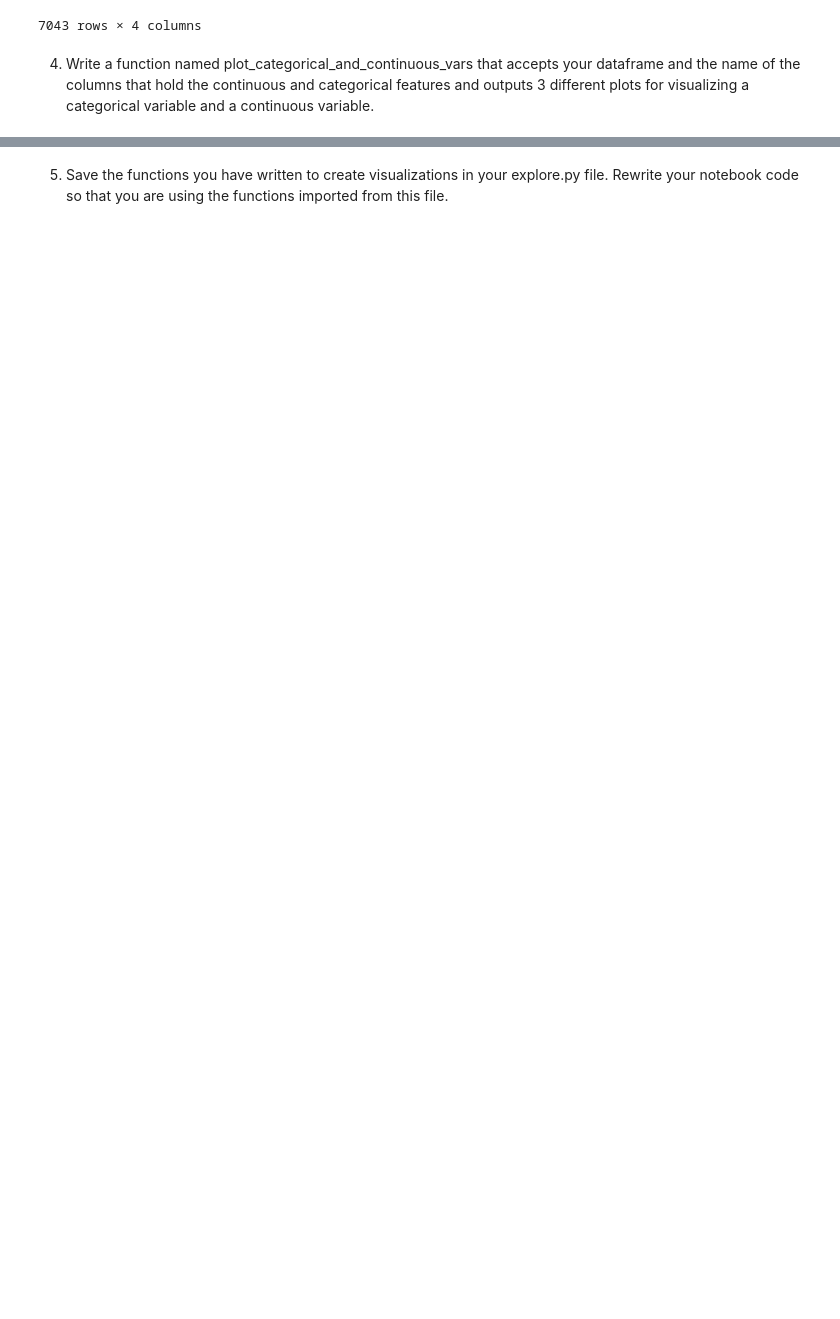
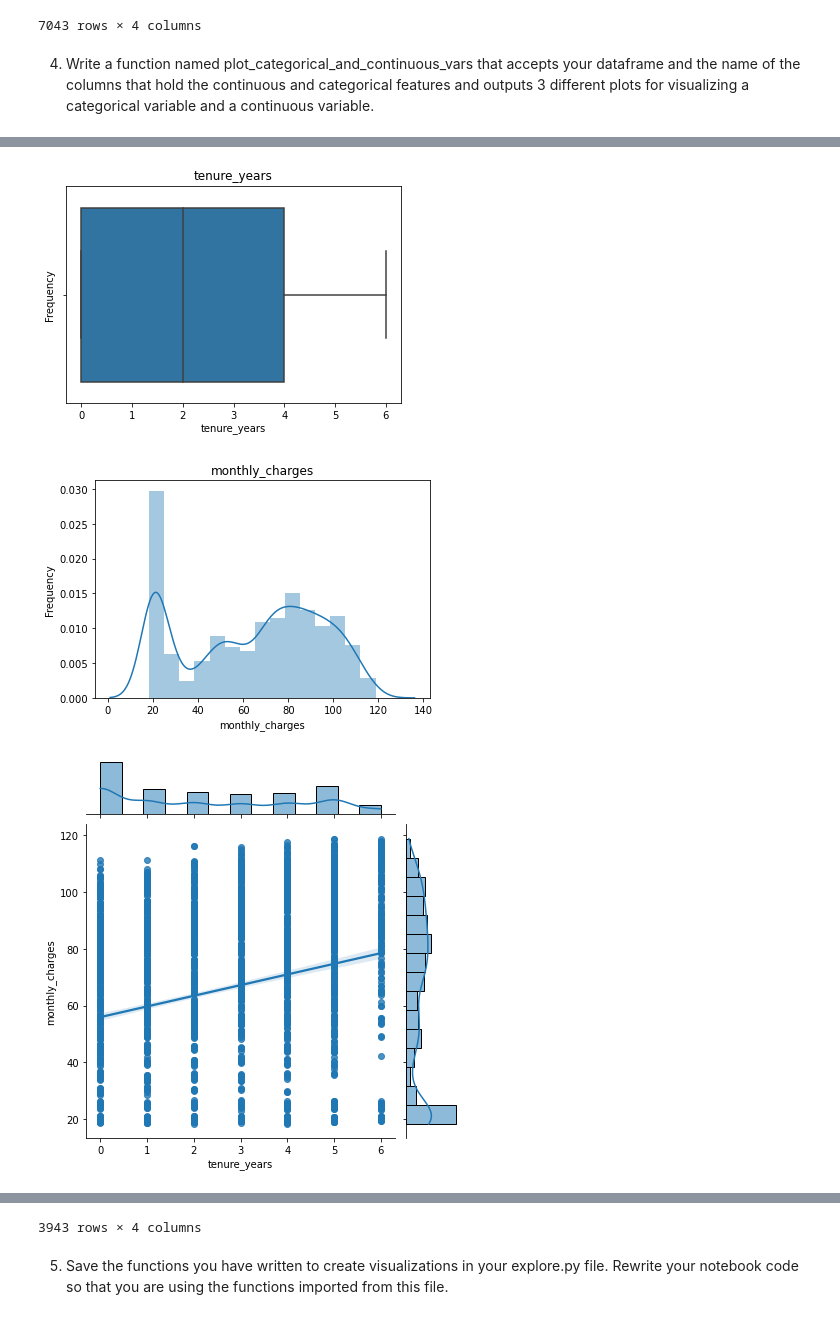
Before and after one commit to rachelrobbinsmayhill/regression-exercises, a Jupyter notebook: explore.ipynb, the cells around one changed output, grey strips where cells are left out. Drawn from its saved outputs; the diff is of its cells as text; code cells hidden in the pictures; blank space fills up the shorter version.

```diff
--- a/explore.ipynb
+++ b/explore.ipynb
@@ -300,0 +194,2 @@ sns.lmplot(data = df,
+# %%
+train, validate, test = train_validate_test_split(df, seed=123)
@@ -300,0 +214,6 @@ sns.lmplot(data = df,
+# %%
+explore.plot_categorical_and_continuous(train, 'tenure_years', 'monthly_charges')
+# %% [output]
+[figure, added]
+[figure, added]
+[figure, added]
@@ -301,2 +232,3 @@ sns.lmplot(data = df,
+3943 rows × 4 columns
 # %% [markdown]
 5. Save the functions you have written to create visualizations in your explore.py file. Rewrite your notebook code so that you are using the functions imported from this file.
```
Also changed, not shown: parts of 21 cells of this notebook.
